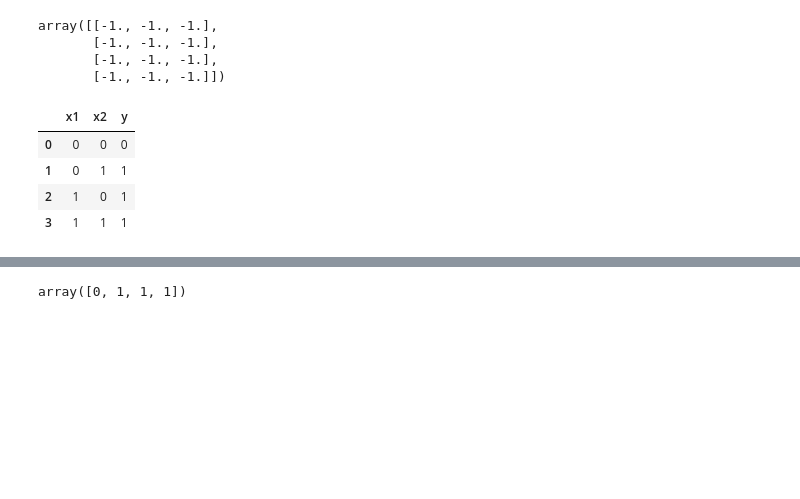
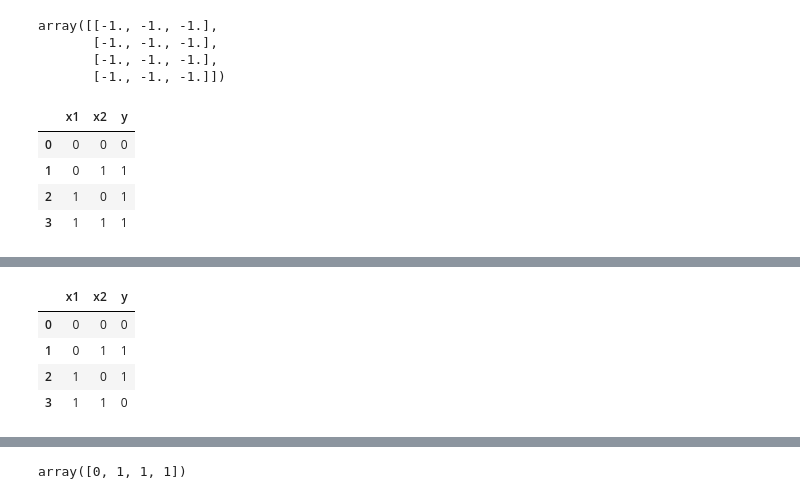
Before and after one commit to deveshpatil619/Perceptron_implimentation, a Jupyter notebook: Research_env/Perceptron implimentation.ipynb, the cells around one changed output, grey strips where cells are left out. Cells and saved outputs as stored; diff of their text form; code cells hidden in the pictures; blank space fills up the shorter version.

```diff
--- a/Research_env/Perceptron implimentation.ipynb
+++ b/Research_env/Perceptron implimentation.ipynb
@@ -89,0 +117,17 @@ df_OR
+# %%
+# This is XOR Gate table
+
+XOR = {
+    "x1" : [0,0,1,1],
+    "x2" : [0,1,0,1],
+    "y"  : [0,1,1,0]
+}
+
+df_XOR = pd.DataFrame(XOR)  ## putting into the Dataframe
+df_XOR
+# %% [output]
+|  | x1 | x2 | y |
+| 0 | 0 | 0 | 0 |
+| 1 | 0 | 1 | 1 |
+| 2 | 1 | 0 | 1 |
+| 3 | 1 | 1 | 0 |
```
Also changed, not shown: parts of 17 cells of this notebook.
